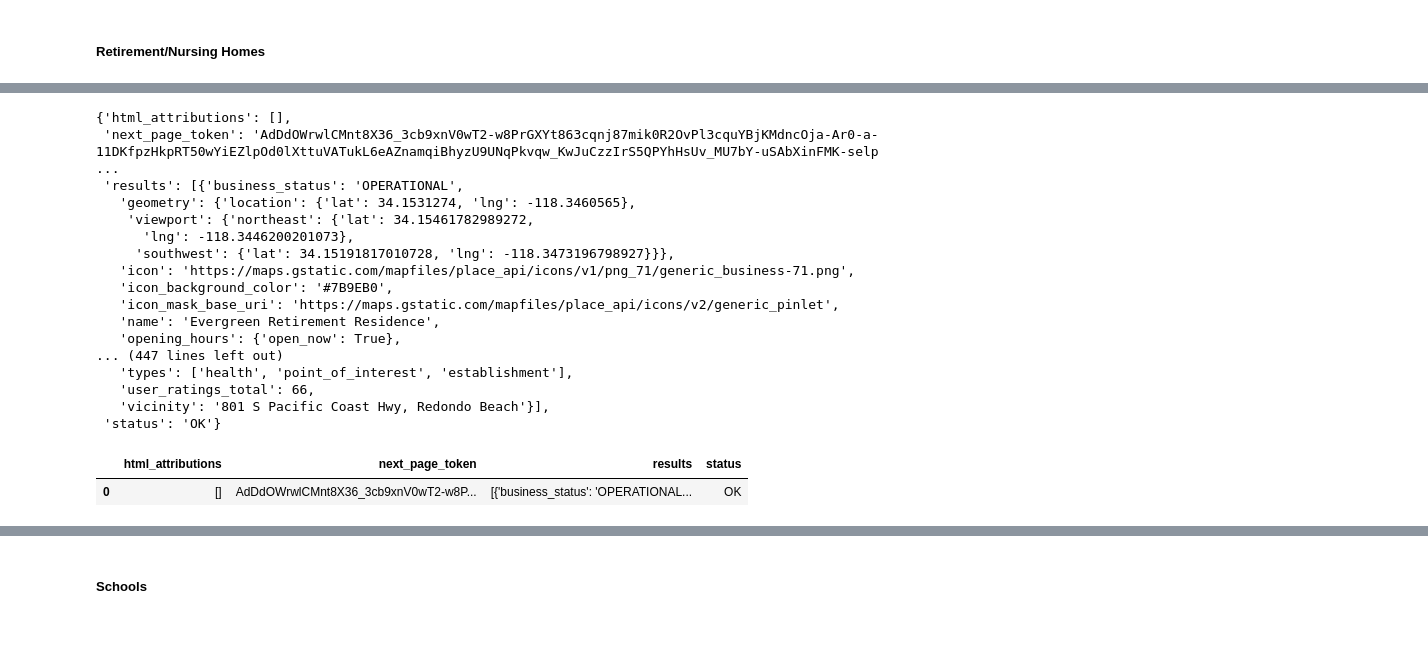
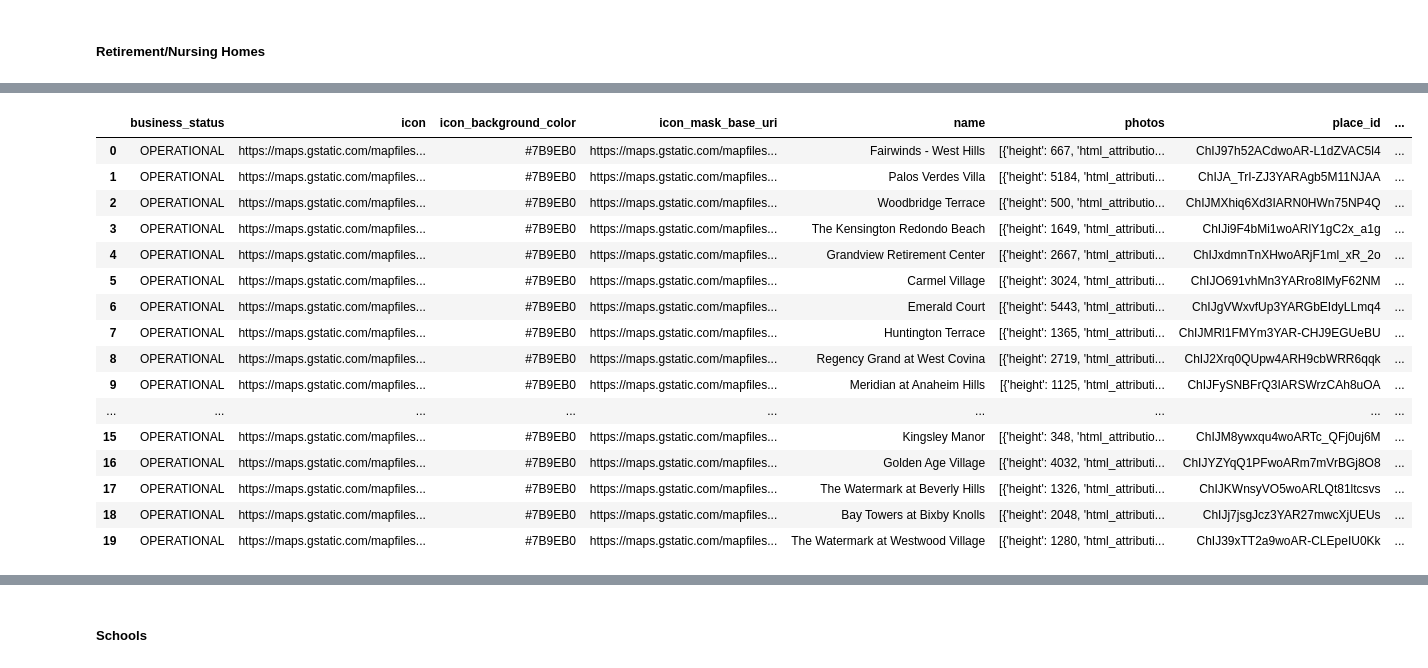
Before and after one commit to TheLazyCactus/Data_Thieves_project, a Jupyter notebook: Data-Thieves_Bea.ipynb, the cells around one changed output, grey strips where cells are left out. Cells and saved outputs as stored; diff of their text form; code cells hidden in the pictures; blank space fills up the shorter version.

```diff
--- a/Data-Thieves_Bea.ipynb
+++ b/Data-Thieves_Bea.ipynb
@@ -33,26 +51,22 @@ info = response.json()
-# %%
-info
-# %% [output]
-{'html_attributions': [],
- 'next_page_token': 'AdDdOWrwlCMnt8X36_3cb9xnV0wT2-w8PrGXYt863cqnj87mik0R2OvPl3cquYBjKMdncOja-Ar0-a-11DKfpzHkpRT50wYiEZlpOd0lXttuVATukL6eAZnamqiBhyzU9UNqPkvqw_KwJuCzzIrS5QPYhHsUv_MU7bY-uSAbXinFMK-selp ...
- 'results': [{'business_status': 'OPERATIONAL',
-   'geometry': {'location': {'lat': 34.1531274, 'lng': -118.3460565},
-    'viewport': {'northeast': {'lat': 34.15461782989272,
-      'lng': -118.3446200201073},
-     'southwest': {'lat': 34.15191817010728, 'lng': -118.3473196798927}}},
-   'icon': 'https://maps.gstatic.com/mapfiles/place_api/icons/v1/png_71/generic_business-71.png',
-   'icon_background_color': '#7B9EB0',
-   'icon_mask_base_uri': 'https://maps.gstatic.com/mapfiles/place_api/icons/v2/generic_pinlet',
-   'name': 'Evergreen Retirement Residence',
-   'opening_hours': {'open_now': True},
-... (447 lines left out)
-   'types': ['health', 'point_of_interest', 'establishment'],
-   'user_ratings_total': 66,
-   'vicinity': '801 S Pacific Coast Hwy, Redondo Beach'}],
- 'status': 'OK'}
 # %%
-df = pd.json_normalize(info, sep='_')
-df.head()
+retirement_homes_df = pd.json_normalize(info['results'], sep='_')
+pd.set_option('display.max_columns', None)
+retirement_homes_df
 # %% [output]
-|  | html_attributions | next_page_token | results | status |
-| 0 | [] | AdDdOWrwlCMnt8X36_3cb9xnV0wT2-w8P... | [{'business_status': 'OPERATIONAL... | OK |
+|  | business_status | icon | icon_background_color | icon_mask_base_uri | name | photos | place_id | ... |
+| 0 | OPERATIONAL | https://maps.gstatic.com/mapfiles... | #7B9EB0 | https://maps.gstatic.com/mapfiles... | Fairwinds - West Hills | [{'height': 667, 'html_attributio... | ChIJ97h52ACdwoAR-L1dZVAC5l4 | ... |
+| 1 | OPERATIONAL | https://maps.gstatic.com/mapfiles... | #7B9EB0 | https://maps.gstatic.com/mapfiles... | Palos Verdes Villa | [{'height': 5184, 'html_attributi... | ChIJA_TrI-ZJ3YARAgb5M11NJAA | ... |
+| 2 | OPERATIONAL | https://maps.gstatic.com/mapfiles... | #7B9EB0 | https://maps.gstatic.com/mapfiles... | Woodbridge Terrace | [{'height': 500, 'html_attributio... | ChIJMXhiq6Xd3IARN0HWn75NP4Q | ... |
+| 3 | OPERATIONAL | https://maps.gstatic.com/mapfiles... | #7B9EB0 | https://maps.gstatic.com/mapfiles... | The Kensington Redondo Beach | [{'height': 1649, 'html_attributi... | ChIJi9F4bMi1woARlY1gC2x_a1g | ... |
+| 4 | OPERATIONAL | https://maps.gstatic.com/mapfiles... | #7B9EB0 | https://maps.gstatic.com/mapfiles... | Grandview Retirement Center | [{'height': 2667, 'html_attributi... | ChIJxdmnTnXHwoARjF1ml_xR_2o | ... |
+| 5 | OPERATIONAL | https://maps.gstatic.com/mapfiles... | #7B9EB0 | https://maps.gstatic.com/mapfiles... | Carmel Village | [{'height': 3024, 'html_attributi... | ChIJO691vhMn3YARro8IMyF62NM | ... |
+| 6 | OPERATIONAL | https://maps.gstatic.com/mapfiles... | #7B9EB0 | https://maps.gstatic.com/mapfiles... | Emerald Court | [{'height': 5443, 'html_attributi... | ChIJgVWxvfUp3YARGbEIdyLLmq4 | ... |
+| 7 | OPERATIONAL | https://maps.gstatic.com/mapfiles... | #7B9EB0 | https://maps.gstatic.com/mapfiles... | Huntington Terrace | [{'height': 1365, 'html_attributi... | ChIJMRl1FMYm3YAR-CHJ9EGUeBU | ... |
+| 8 | OPERATIONAL | https://maps.gstatic.com/mapfiles... | #7B9EB0 | https://maps.gstatic.com/mapfiles... | Regency Grand at West Covina | [{'height': 2719, 'html_attributi... | ChIJ2Xrq0QUpw4ARH9cbWRR6qqk | ... |
+| 9 | OPERATIONAL | https://maps.gstatic.com/mapfiles... | #7B9EB0 | https://maps.gstatic.com/mapfiles... | Meridian at Anaheim Hills | [{'height': 1125, 'html_attributi... | ChIJFySNBFrQ3IARSWrzCAh8uOA | ... |
+| ... | ... | ... | ... | ... | ... | ... | ... | ... |
+| 15 | OPERATIONAL | https://maps.gstatic.com/mapfiles... | #7B9EB0 | https://maps.gstatic.com/mapfiles... | Kingsley Manor | [{'height': 348, 'html_attributio... | ChIJM8ywxqu4woARTc_QFj0uj6M | ... |
+| 16 | OPERATIONAL | https://maps.gstatic.com/mapfiles... | #7B9EB0 | https://maps.gstatic.com/mapfiles... | Golden Age Village | [{'height': 4032, 'html_attributi... | ChIJYZYqQ1PFwoARm7mVrBGj8O8 | ... |
+| 17 | OPERATIONAL | https://maps.gstatic.com/mapfiles... | #7B9EB0 | https://maps.gstatic.com/mapfiles... | The Watermark at Beverly Hills | [{'height': 1326, 'html_attributi... | ChIJKWnsyVO5woARLQt81ltcsvs | ... |
+| 18 | OPERATIONAL | https://maps.gstatic.com/mapfiles... | #7B9EB0 | https://maps.gstatic.com/mapfiles... | Bay Towers at Bixby Knolls | [{'height': 2048, 'html_attributi... | ChIJj7jsgJcz3YAR27mwcXjUEUs | ... |
+| 19 | OPERATIONAL | https://maps.gstatic.com/mapfiles... | #7B9EB0 | https://maps.gstatic.com/mapfiles... | The Watermark at Westwood Village | [{'height': 1280, 'html_attributi... | ChIJ39xTT2a9woAR-CLEpeIU0Kk | ... |
```
Also changed, not shown: parts of 12 cells of this notebook.
